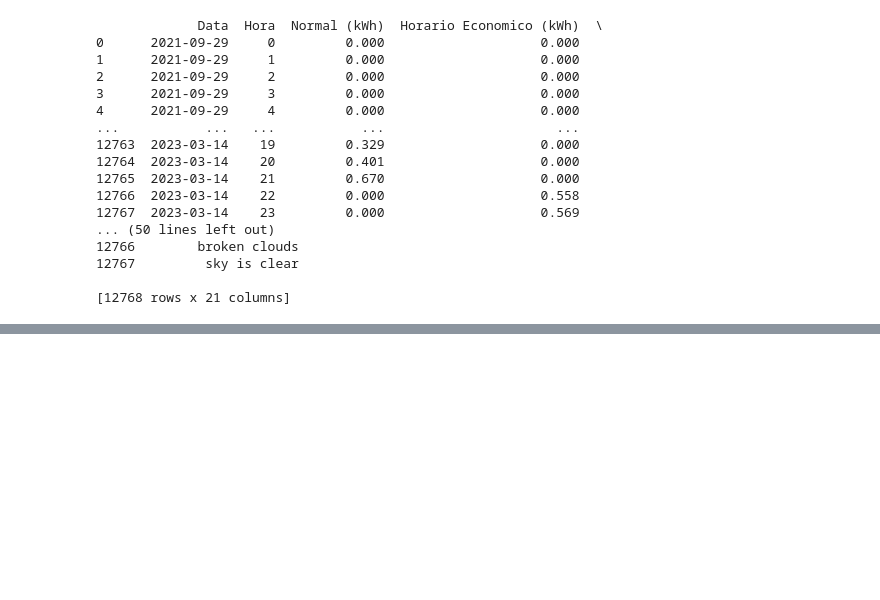
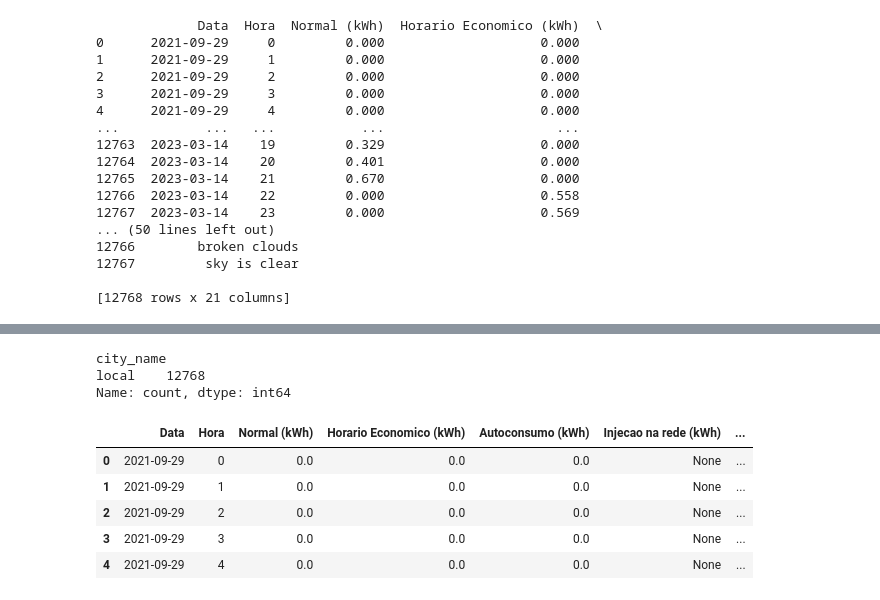
Before and after one commit to mirelois/DaaProjeto, a Jupyter notebook: tarefa_2/tarefa2.ipynb, the cells around one changed output, grey strips where cells are left out. Cells and saved outputs as stored; diff of their text form; code cells hidden in the pictures; blank space fills up the shorter version.

```diff
--- a/tarefa_2/tarefa2.ipynb
+++ b/tarefa_2/tarefa2.ipynb
@@ -200,2 +204,4 @@ sns.heatmap(df_final_v2.isnull(),yticklabels= False,  cbar = False, cmap = 'viri
+# %%
+df = df_final_v2
 # %%
 # ver se existem linhas duplicadas se sim apager se não não fazer nada
@@ -203,6 +211,16 @@ sns.heatmap(df_final_v2.isnull(),yticklabels= False,  cbar = False, cmap = 'viri
 # %%
 #apagar as colunas com sempre os mesmo elemento
 
-#print(df['city_name'].value_counts())
-#df.drop(['city_name'], inplace = True, axis = 1) # apaga-mos a coluna 'city_name'
-#df.head() #verificamos que a coluna não existe mais
+print(df['city_name'].value_counts())
+df.drop(['city_name'], inplace = True, axis = 1) # apaga-mos a coluna 'city_name'
+df.head() #verificamos que a coluna não existe mais
+# %% [output]
+city_name
+local    12768
+Name: count, dtype: int64
+|  | Data | Hora | Normal (kWh) | Horario Economico (kWh) | Autoconsumo (kWh) | Injecao na rede (kWh) | ... |
+| 0 | 2021-09-29 | 0 | 0.0 | 0.0 | 0.0 | None | ... |
+| 1 | 2021-09-29 | 1 | 0.0 | 0.0 | 0.0 | None | ... |
+| 2 | 2021-09-29 | 2 | 0.0 | 0.0 | 0.0 | None | ... |
+| 3 | 2021-09-29 | 3 | 0.0 | 0.0 | 0.0 | None | ... |
+| 4 | 2021-09-29 | 4 | 0.0 | 0.0 | 0.0 | None | ... |
```
Also changed, not shown: parts of 20 cells of this notebook, 2 other files.
